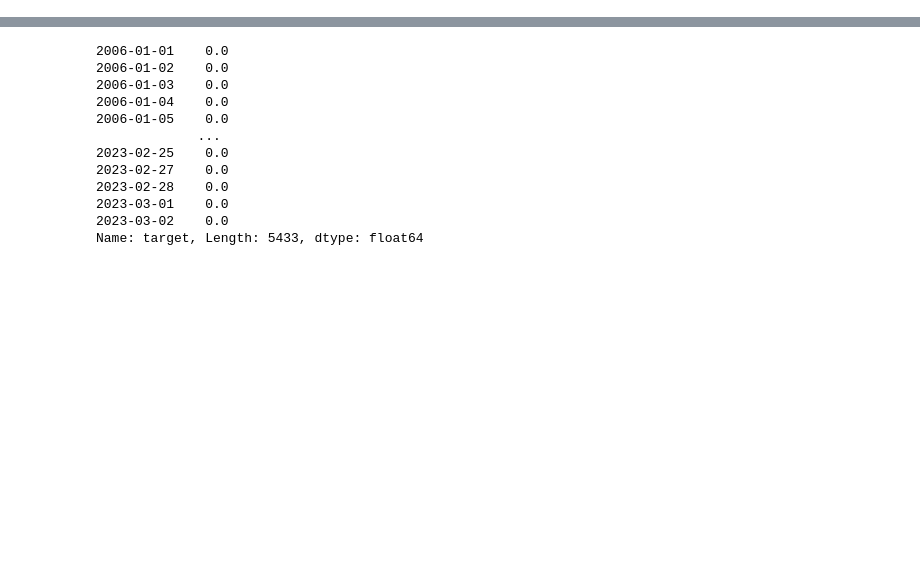
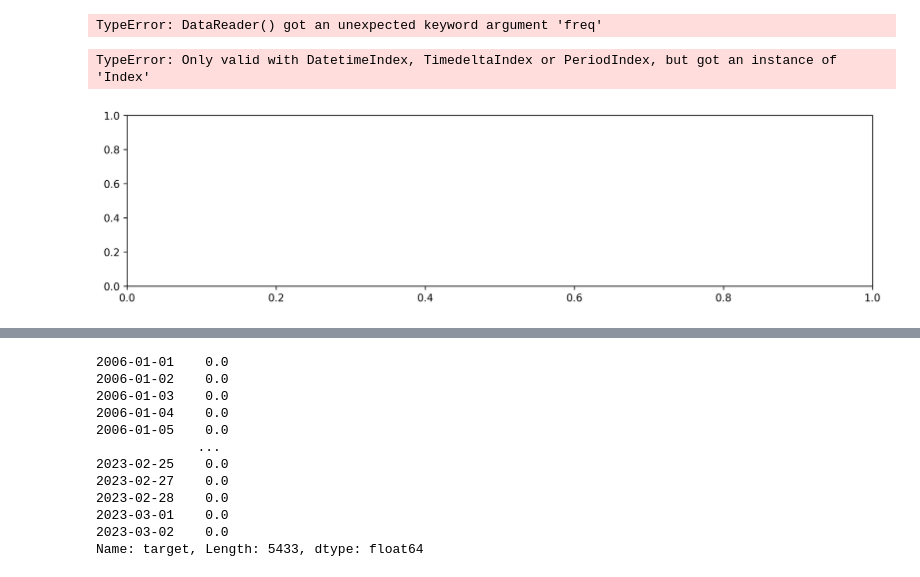
Before and after one commit to AmineMahdioui/projet-de-fin-d-annee, a Jupyter notebook: New try LSTM.ipynb, the cells around one changed output, grey strips where cells are left out. Cells and saved outputs as stored; diff of their text form; code cells hidden in the pictures; blank space fills up the shorter version.

```diff
--- a/New try LSTM.ipynb
+++ b/New try LSTM.ipynb
@@ -146 +165,16 @@ Prediction Shape- (6467, 1)
+# %%
+df_for_training[["target"]].index
+DataReader('USREC', 'fred', start='1800',freq="Q")
+# %% [output]
+TypeError: DataReader() got an unexpected keyword argument 'freq'
+# %%
+fig, ax = plt.subplots(figsize=(13, 3), dpi=300)
+ylim = ax.get_ylim()
+ax.fill_between(df_for_training[["target"]].resample('QS').last().squeeze().index, ylim[0]+1e-5, ylim[1]-1e-5, df_for_training[["target"]].resample('QS').last().squeeze(),
+                facecolor='k', alpha=0.1)
+
+p1 = plt.Rectangle((0, 0), 1, 1, fc="grey", alpha=0.3)
+# %% [output]
+TypeError: Only valid with DatetimeIndex, TimedeltaIndex or PeriodIndex, but got an instance of 'Index'
+[figure, added]
 # %%
```
Also changed, not shown: parts of 13 cells of this notebook.
